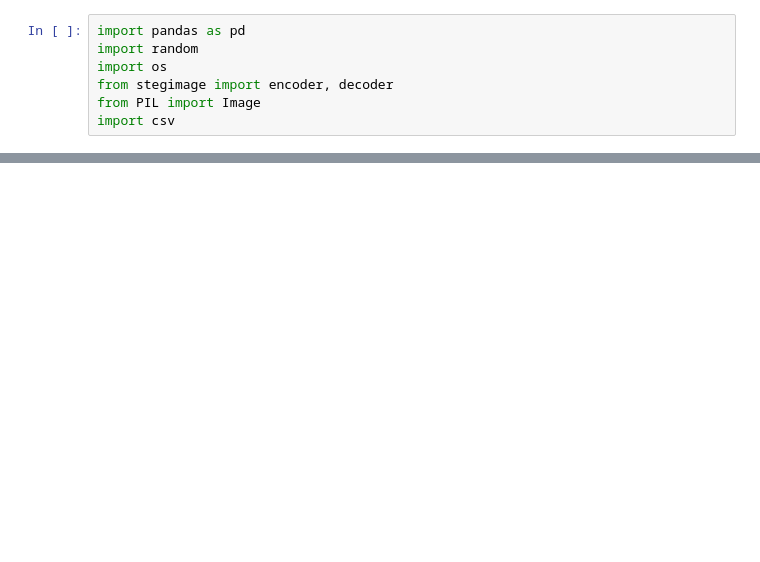
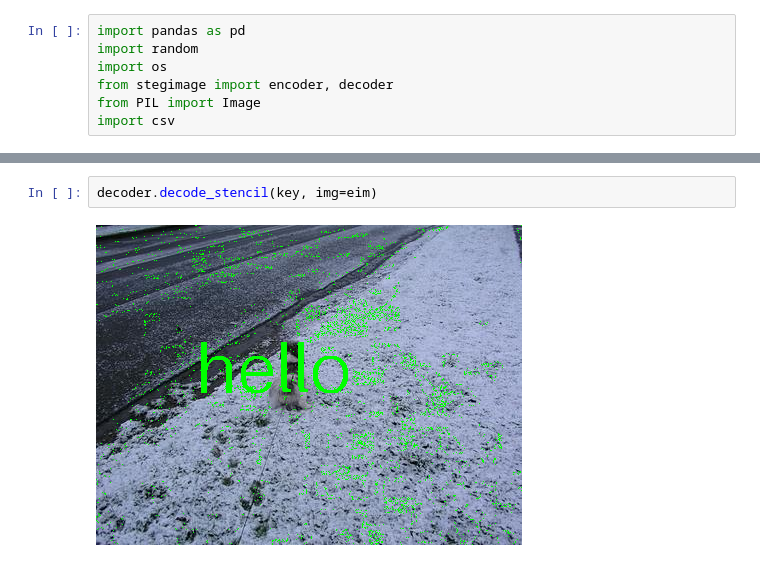
Before and after one commit to arulh/encrypted-image-classifier, a Jupyter notebook: notebooks/preprocessing.ipynb, the cells around one changed output, grey strips where cells are left out. Saved outputs shown, nothing was run; the diff lists cells and outputs as text; blank space fills up the shorter version.

```diff
--- a/notebooks/preprocessing.ipynb
+++ b/notebooks/preprocessing.ipynb
@@ -42,0 +59,4 @@ with open(f"../data/processed/labels/dogs_labels.csv", 'w') as f:
+# %%
+decoder.decode_stencil(key, img=eim)
+# %% [output]
+[figure, added]
```
Also changed, not shown: parts of 3 cells of this notebook, 6 other files.
